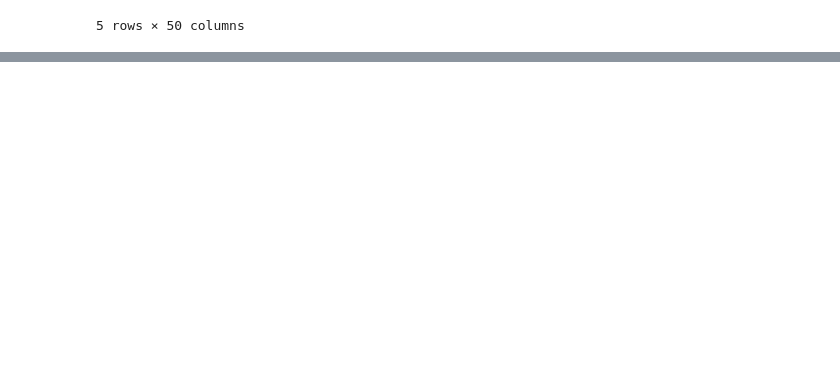
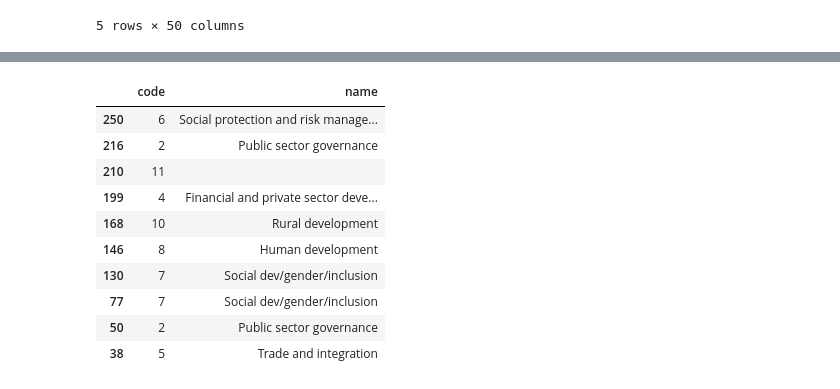
Before and after one commit to ossiak/Springboard, a Jupyter notebook: sliderule_dsi_json_exercise.ipynb, the cells around one changed output, grey strips where cells are left out. Saved outputs shown, nothing was run; the diff lists cells and outputs as text; code cells hidden in the pictures; blank space fills up the shorter version.

Commit message:
Fixed part 3, missing names.

```diff
--- a/sliderule_dsi_json_exercise.ipynb
+++ b/sliderule_dsi_json_exercise.ipynb
@@ -85,6 +85,8 @@ json.load((open('data/world_bank_projects_less.json')))
 # %%
 # load as Pandas dataframe
 jdf = pd.read_json('data/world_bank_projects.json')
+with open('data/world_bank_projects.json') as json_file:
+    json_data = json.load(json_file)
 # %% [markdown]
 ****
 ## JSON exercise
@@ -159,2 +126,19 @@ dtype: int64
+# %%
+# 2. Find the top 10 major project themes (using column 'theme_namecode')
+th = json_normalize(json_data, 'mjtheme_namecode')
+top = th.loc[th['code'].value_counts()]
+top.head(10)
+# %% [output]
+|  | code | name |
+| 250 | 6 | Social protection and risk manage... |
+| 216 | 2 | Public sector governance |
+| 210 | 11 |  |
+| 199 | 4 | Financial and private sector deve... |
+| 168 | 10 | Rural development |
+| 146 | 8 | Human development |
+| 130 | 7 | Social dev/gender/inclusion |
+| 77 | 7 | Social dev/gender/inclusion |
+| 50 | 2 | Public sector governance |
+| 38 | 5 | Trade and integration |
 # %%
 # 3. In 2. above you will notice that some entries have only the code and the name is missing. Create a dataframe with the missing names filled in.
```
Also changed, not shown: parts of 3 cells of this notebook.
